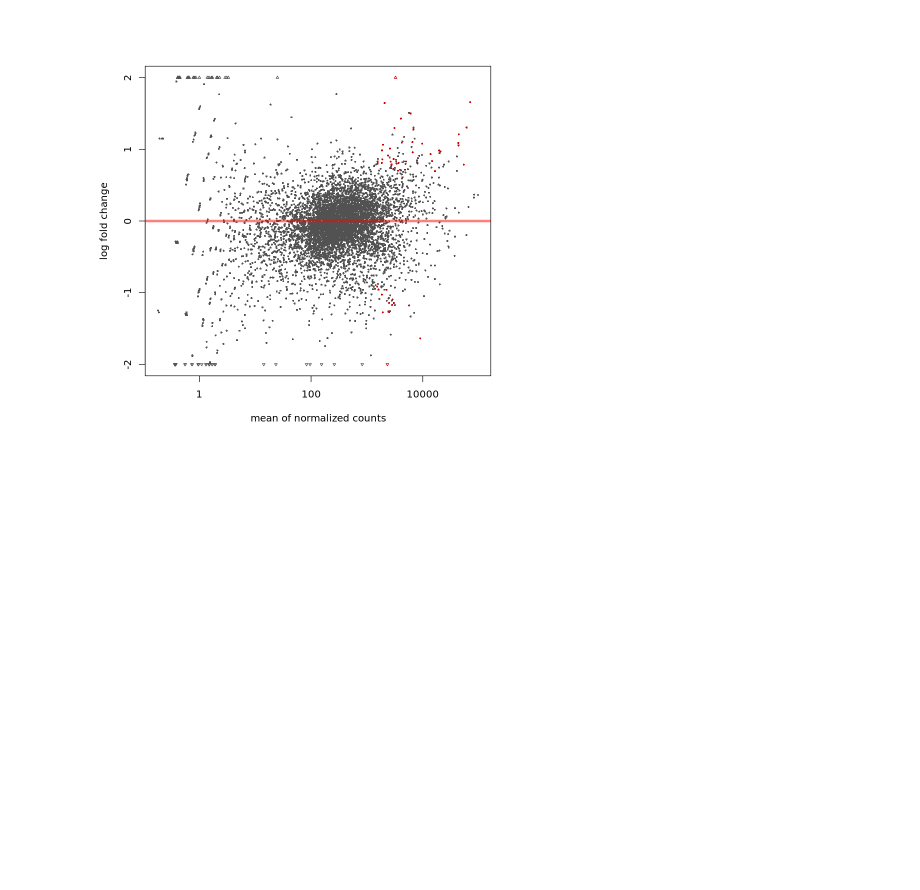
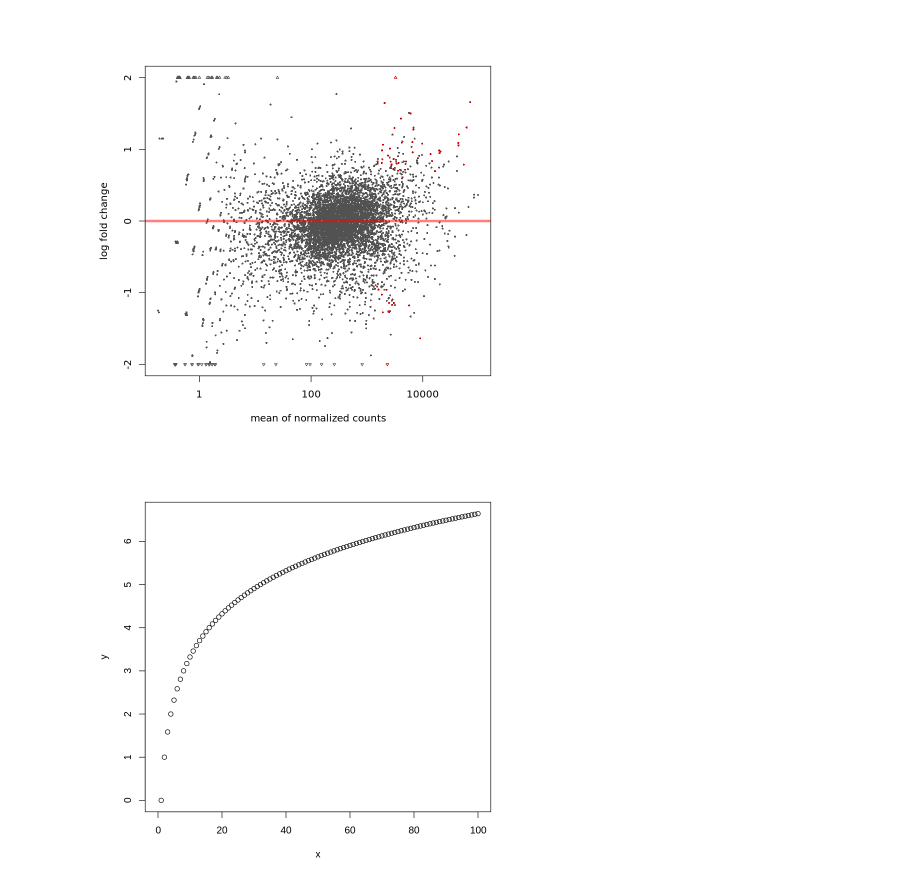
Before and after one commit to wangyang1749/yeast_data, a Jupyter notebook: script/DEG_detection.ipynb, the cells around one changed output. Cells and saved outputs as stored; diff of their text form; code cells hidden in the pictures; blank space fills up the shorter version.

```diff
--- a/script/DEG_detection.ipynb
+++ b/script/DEG_detection.ipynb
@@ -128,3 +230,9 @@ plotMA(res, ylim=c(-2,2))
 #dev.off()
 # %% [output]
 [figure]
+# %%
+x <- c(0:100)
+y <- log2(x)
+plot(x,y)
+# %% [output]
+[figure, added]
```
Also changed, not shown: parts of 12 cells of this notebook, 7 other files.
